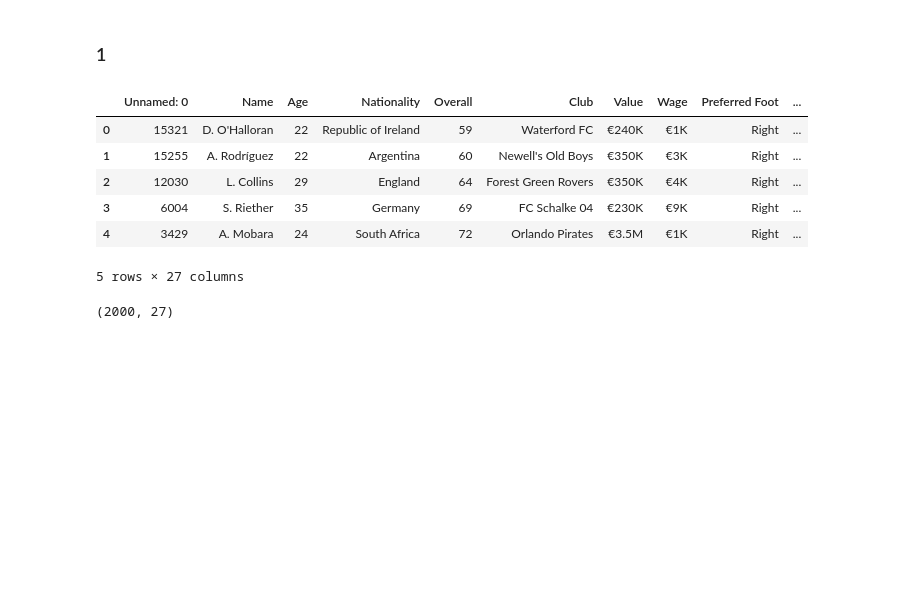
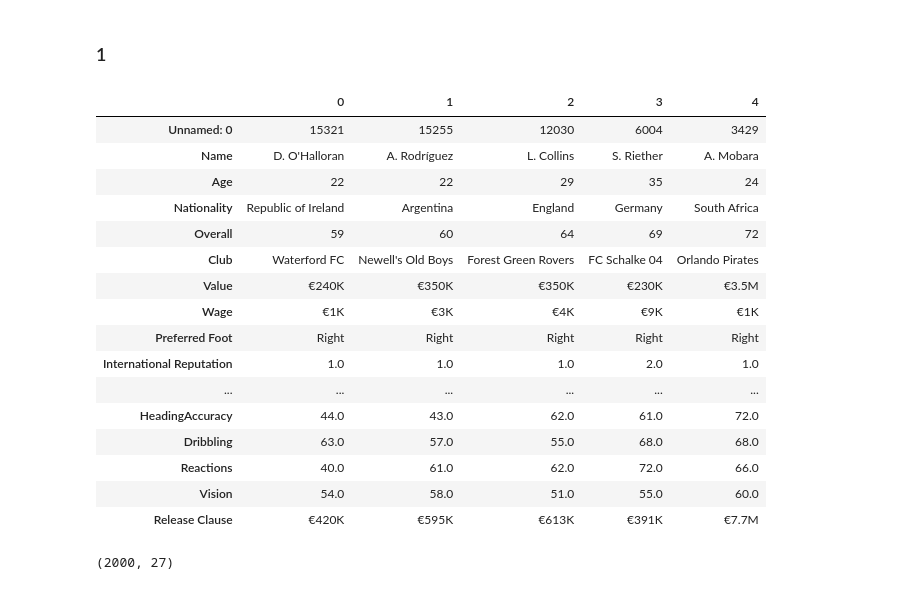
Before and after one commit to MarcusAlexanderC/FIFA, a Jupyter notebook: 1_explore.ipynb, the cells around one changed output. Cells and saved outputs as stored; diff of their text form; code cells hidden in the pictures; blank space fills up the shorter version.

```diff
--- a/1_explore.ipynb
+++ b/1_explore.ipynb
@@ -5,35 +5,45 @@
 # %%
 import pandas as pd
 import numpy as np
 import matplotlib.pyplot as plt
 import seaborn as sns
 import category_encoders as ce
 
 skip_position = False
 #skip_position = True
 
 #ohe = False
 ohe = True
 
 feature_hashing = False
 #feature_hashing = True
 
 target_encoding = False
 #target_encoding = True
 
-#update = False
-update = True
+update = False
+#update = True
 
 df = pd.read_csv('fifa_dataset.csv')
-df.head()
+df.head().T
 # %% [output]
-|  | Unnamed: 0 | Name | Age | Nationality | Overall | Club | Value | Wage | Preferred Foot | ... |
-| 0 | 15321 | D. O'Halloran | 22 | Republic of Ireland | 59 | Waterford FC | €240K | €1K | Right | ... |
-| 1 | 15255 | A. Rodríguez | 22 | Argentina | 60 | Newell's Old Boys | €350K | €3K | Right | ... |
-| 2 | 12030 | L. Collins | 29 | England | 64 | Forest Green Rovers | €350K | €4K | Right | ... |
-| 3 | 6004 | S. Riether | 35 | Germany | 69 | FC Schalke 04 | €230K | €9K | Right | ... |
-| 4 | 3429 | A. Mobara | 24 | South Africa | 72 | Orlando Pirates | €3.5M | €1K | Right | ... |
+|  | 0 | 1 | 2 | 3 | 4 |
+| Unnamed: 0 | 15321 | 15255 | 12030 | 6004 | 3429 |
+| Name | D. O'Halloran | A. Rodríguez | L. Collins | S. Riether | A. Mobara |
+| Age | 22 | 22 | 29 | 35 | 24 |
+| Nationality | Republic of Ireland | Argentina | England | Germany | South Africa |
+| Overall | 59 | 60 | 64 | 69 | 72 |
+| Club | Waterford FC | Newell's Old Boys | Forest Green Rovers | FC Schalke 04 | Orlando Pirates |
+| Value | €240K | €350K | €350K | €230K | €3.5M |
+| Wage | €1K | €3K | €4K | €9K | €1K |
+| Preferred Foot | Right | Right | Right | Right | Right |
+| International Reputation | 1.0 | 1.0 | 1.0 | 2.0 | 1.0 |
+| ... | ... | ... | ... | ... | ... |
+| HeadingAccuracy | 44.0 | 43.0 | 62.0 | 61.0 | 72.0 |
+| Dribbling | 63.0 | 57.0 | 55.0 | 68.0 | 68.0 |
+| Reactions | 40.0 | 61.0 | 62.0 | 72.0 | 66.0 |
+| Vision | 54.0 | 58.0 | 51.0 | 55.0 | 60.0 |
+| Release Clause | €420K | €595K | €613K | €391K | €7.7M |
-5 rows × 27 columns
 # %%
 df.shape
 # %% [output]
```
Also changed, not shown: parts of 14 cells of this notebook, 1 other file.
